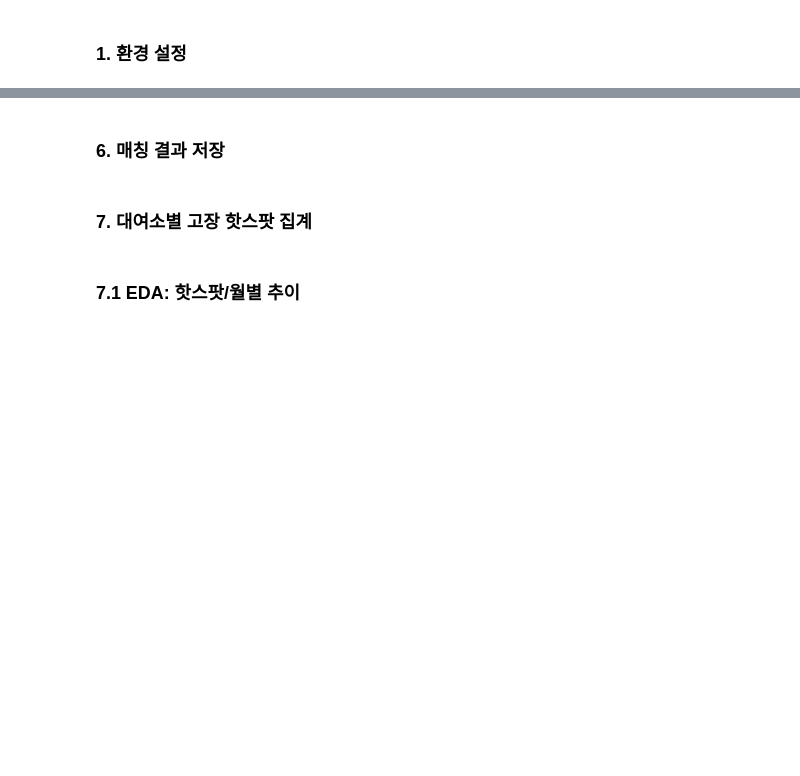
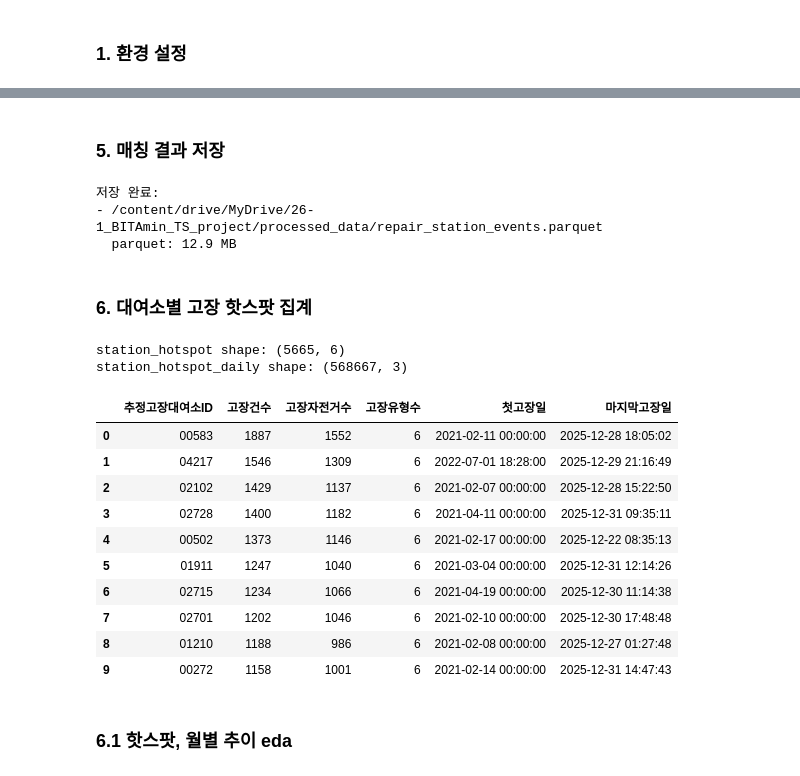
Before and after one commit to Jinx921/26-1_BITAmin_project, a Jupyter notebook: data_merged.ipynb, the cells around one changed output, grey strips where cells are left out. Cells and saved outputs as stored; diff of their text form; code cells hidden in the pictures; blank space fills up the shorter version.

```diff
--- a/data_merged.ipynb
+++ b/data_merged.ipynb
@@ -7,17 +7,37 @@
 # %% [markdown]
 ### 1. 환경 설정
 # %%
+!pip install -q duckdb
+
 from google.colab import drive
 drive.mount('/content/drive', force_remount=True)
 
 import os
+import duckdb
 import pandas as pd
 import numpy as np
 import matplotlib.pyplot as plt
+import matplotlib as mpl
+
+# 한글 폰트 설정
+!apt-get -qq install fonts-nanum > /dev/null 2>&1
+mpl.font_manager.fontManager.addfont('/usr/share/fonts/truetype/nanum/NanumGothic.ttf')
+mpl.rcParams['font.family'] = 'NanumGothic'
+mpl.rcParams['axes.unicode_minus'] = False
 
 base_path = '/content/drive/MyDrive/26-1_BITAmin_TS_project'
 PROCESSED_DIR = os.path.join(base_path, 'processed_data')
 os.makedirs(PROCESSED_DIR, exist_ok=True)
 
+def pick_existing(paths):
+    for p in paths:
+        if os.path.exists(p):
+            return p
+    return None
+
+con = duckdb.connect()
+con.execute("SET threads=2;")
+con.execute("SET memory_limit='6GB';")
+
 print('base_path:', base_path)
 print('processed_dir:', PROCESSED_DIR)
@@ -150,42 +287,64 @@ plt.show()
 # %% [markdown]
-### 6. 매칭 결과 저장
+### 5. 매칭 결과 저장
 # %%
+# parquet 파일 저장
 repair_station_events_path = os.path.join(PROCESSED_DIR, 'repair_station_events.parquet')
 repair_station_events.to_parquet(repair_station_events_path, index=False)
-print('저장 완료:', repair_station_events_path)
+
+print('저장 완료:')
+print('-', repair_station_events_path)
+print(f'  parquet: {os.path.getsize(repair_station_events_path)/1e6:.1f} MB')
+# %% [output]
+저장 완료:
+- /content/drive/MyDrive/26-1_BITAmin_TS_project/processed_data/repair_station_events.parquet
+  parquet: 12.9 MB
 # %% [markdown]
-### 7. 대여소별 고장 핫스팟 집계
+### 6. 대여소별 고장 핫스팟 집계
 # %%
-fault_base = repair_station_events[repair_station_events['위치매핑성공']].copy()
+fault_base = repair_station_events[repair_station_events['추정고장대여소ID'].notna()].copy()
 fault_base['date'] = pd.to_datetime(fault_base['등록일시']).dt.floor('D')
 
 station_hotspot = (
     fault_base
     .groupby('추정고장대여소ID', as_index=False)
     .agg(
         고장건수=('등록일시', 'count'),
         고장자전거수=('자전거번호', 'nunique'),
         고장유형수=('고장구분', 'nunique'),
         첫고장일=('등록일시', 'min'),
         마지막고장일=('등록일시', 'max')
     )
     .sort_values('고장건수', ascending=False)
     .reset_index(drop=True)
 )
 
 station_hotspot_daily = (
     fault_base
     .groupby(['date', '추정고장대여소ID'], as_index=False)
     .agg(고장건수=('등록일시', 'count'))
     .sort_values(['date', '고장건수'], ascending=[True, False])
     .reset_index(drop=True)
 )
 
 print('station_hotspot shape:', station_hotspot.shape)
 print('station_hotspot_daily shape:', station_hotspot_daily.shape)
 display(station_hotspot.head(10))
+# %% [output]
+station_hotspot shape: (5665, 6)
+station_hotspot_daily shape: (568667, 3)
+|  | 추정고장대여소ID | 고장건수 | 고장자전거수 | 고장유형수 | 첫고장일 | 마지막고장일 |
+| 0 | 00583 | 1887 | 1552 | 6 | 2021-02-11 00:00:00 | 2025-12-28 18:05:02 |
+| 1 | 04217 | 1546 | 1309 | 6 | 2022-07-01 18:28:00 | 2025-12-29 21:16:49 |
+| 2 | 02102 | 1429 | 1137 | 6 | 2021-02-07 00:00:00 | 2025-12-28 15:22:50 |
+| 3 | 02728 | 1400 | 1182 | 6 | 2021-04-11 00:00:00 | 2025-12-31 09:35:11 |
+| 4 | 00502 | 1373 | 1146 | 6 | 2021-02-17 00:00:00 | 2025-12-22 08:35:13 |
+| 5 | 01911 | 1247 | 1040 | 6 | 2021-03-04 00:00:00 | 2025-12-31 12:14:26 |
+| 6 | 02715 | 1234 | 1066 | 6 | 2021-04-19 00:00:00 | 2025-12-30 11:14:38 |
+| 7 | 02701 | 1202 | 1046 | 6 | 2021-02-10 00:00:00 | 2025-12-30 17:48:48 |
+| 8 | 01210 | 1188 | 986 | 6 | 2021-02-08 00:00:00 | 2025-12-27 01:27:48 |
+| 9 | 00272 | 1158 | 1001 | 6 | 2021-02-14 00:00:00 | 2025-12-31 14:47:43 |
 # %% [markdown]
-### 7.1 EDA: 핫스팟/월별 추이
+### 6.1 핫스팟, 월별 추이 eda
 # %%
 # Top 20 대여소
 plot_df = station_hotspot.head(20)
```
Also changed, not shown: parts of 24 cells of this notebook.
